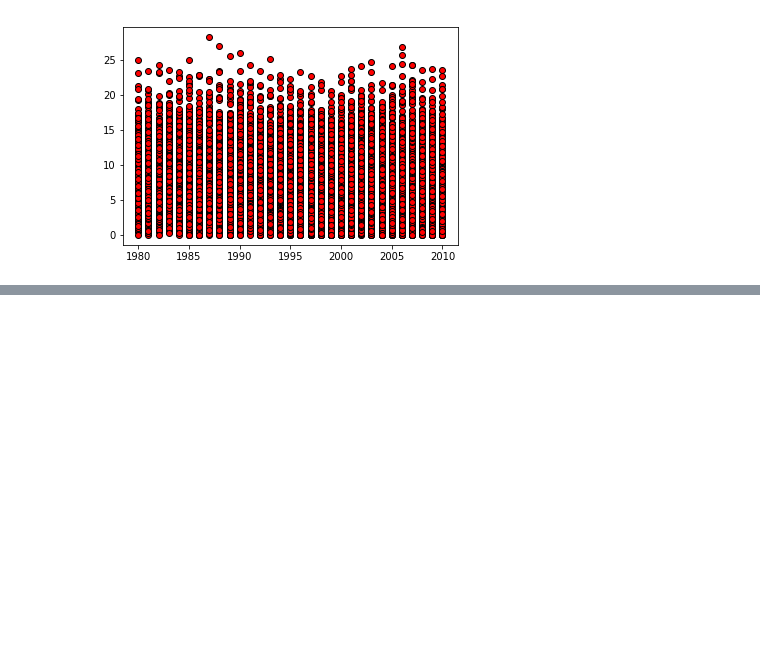
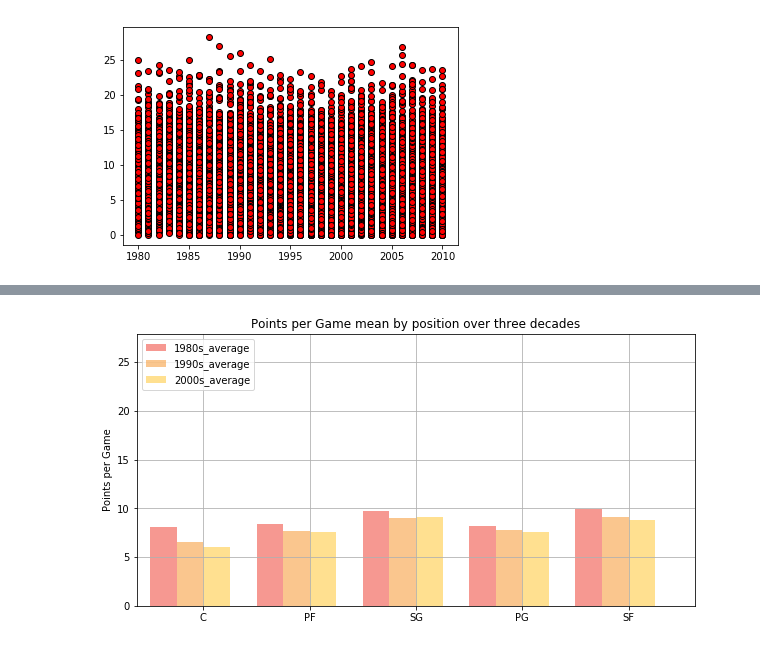
Before and after one commit to puglord88/Purple_Team_Project_1, a Jupyter notebook: NBA DATA CLEAN.ipynb, the cells around one changed output, grey strips where cells are left out. Cells and saved outputs as stored; diff of their text form; code cells hidden in the pictures; blank space fills up the shorter version.

```diff
--- a/NBA DATA CLEAN.ipynb
+++ b/NBA DATA CLEAN.ipynb
@@ -732,0 +791,11 @@ df_2000s.groupby(['Pos']).mean()
+# %%
+users = [center_1980, pf_1980, sg_1980, pg_1980, sf_1980]
+users2 = [center_1990, pf_1990, sg_1990, pg_1990, sf_1990]
+users3 = [center_2000, pf_2000, sg_2000, pg_2000, sf_2000]
+
+raw_data = {'Positions': ['C', 'PF', 'SG', 'PG', 'SF'],
+        '1980s_average': [center_1980, pf_1980, sg_1980, pg_1980, sf_1980],
+        '1990s_average': [center_1990, pf_1990, sg_1990, pg_1990, sf_1990],
+        '2000s_average': [center_2000, pf_2000, sg_2000, pg_2000, sf_2000]}
+combine = pd.DataFrame(raw_data, columns = ['Positions', '1980s_average', '1990s_average', '2000s_average'])
+combine
@@ -732,0 +809,75 @@ df_2000s.groupby(['Pos']).mean()
+# %%
+#compile plots together on one chart
+
+
+# Setting the positions and width for the bars
+pos = list(range(len(combine['1980s_average'])))
+width = 0.25
+
+# Plotting the bars
+fig, ax = plt.subplots(figsize=(10,5))
+
+# Create a bar with pre_score data,
+# in position pos,
+plt.bar(pos,
+        #using df['pre_score'] data,
+        combine['1980s_average'],
+        # of width
+        width,
+        # with alpha 0.5
+        alpha=0.5,
+        # with color
+        color='#EE3224',
+        # with label the first value in first_name
+        label=combine['Positions'][0])
+
+# Create a bar with mid_score data,
+# in position pos + some width buffer,
+plt.bar([p + width for p in pos],
+        #using df['mid_score'] data,
+        combine['1990s_average'],
+        # of width
+        width,
+        # with alpha 0.5
+        alpha=0.5,
+        # with color
+        color='#F78F1E',
+        # with label the second value in first_name
+        label=combine['Positions'][1])
+
+# Create a bar with post_score data,
+# in position pos + some width buffer,
+plt.bar([p + width*2 for p in pos],
+        #using df['post_score'] data,
+        combine['2000s_average'],
+        # of width
+        width,
+        # with alpha 0.5
+        alpha=0.5,
+        # with color
+        color='#FFC222',
+        # with label the third value in first_name
+        label=combine['Positions'][2])
+
+# Set the y axis label
+ax.set_ylabel('Points per Game')
+
+# Set the chart's title
+ax.set_title('Points per Game mean by position over three decades')
+
+# Set the position of the x ticks
+ax.set_xticks([p + 1.5 * width for p in pos])
+
+# Set the labels for the x ticks
+ax.set_xticklabels(combine['Positions'])
+
+# Setting the x-axis and y-axis limits
+plt.xlim(min(pos)-width, max(pos)+width*4)
+plt.ylim([0, max(combine['1980s_average'] + combine['1990s_average'] + combine['2000s_average'])] )
+
+# Adding the legend and showing the plot
+plt.legend(['1980s_average', '1990s_average', '2000s_average'], loc='upper left')
+plt.grid()
+plt.show()
+# %% [output]
+[figure, added]
```
Also changed, not shown: parts of 29 cells of this notebook.
